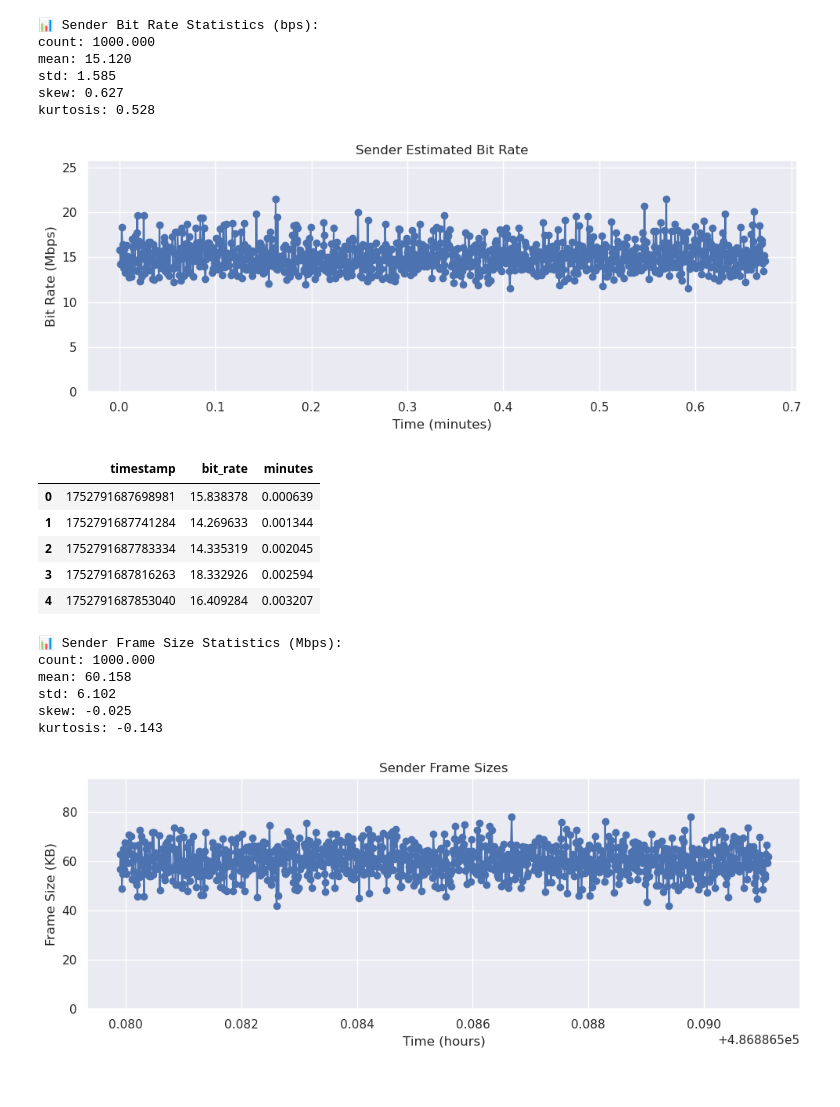
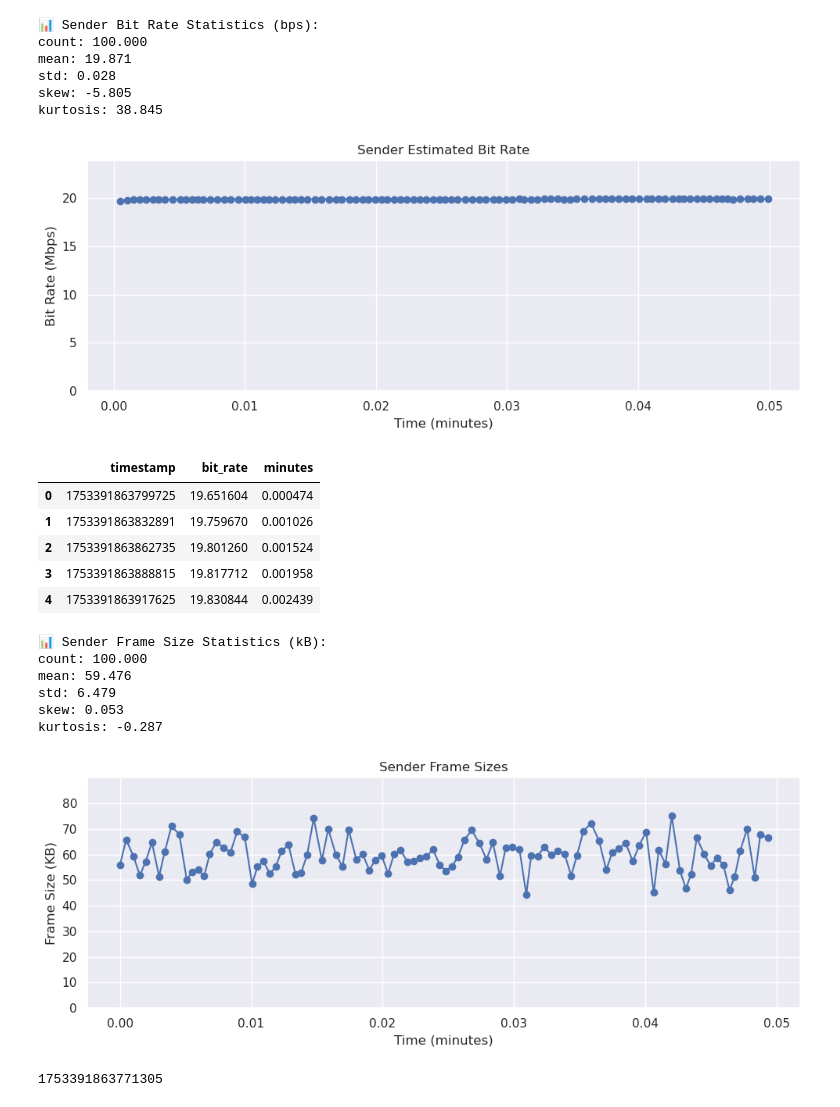
Before and after one commit to JeffersonLab/SRO-RTDP, a Jupyter notebook: rtdp/cpp/cpu_emu/emu_rprt.ipynb, the cells around one changed output. Saved outputs shown, nothing was run; the diff lists cells and outputs as text; code cells hidden in the pictures.

```diff
--- a/rtdp/cpp/cpu_emu/emu_rprt.ipynb
+++ b/rtdp/cpp/cpu_emu/emu_rprt.ipynb
@@ -65,13 +64,0 @@ Loaded 141581 lines from the log.
-# %%
-timestamps = []
-waiting_lines = [line for line in lines if "emulate_stream" in line and "emulate_sender-zmq" not in line]
-for line in waiting_lines[0:1]:
-    match = re.search(r"\(1\)", line)
-    if match:
-        # extract timestamp at the beginning of the line
-        ts_match = re.match(r"([\d.]+)", line)
-        timestamps.append(int(ts_match.group(1)) if ts_match else None)
-    else:
-        print("No match")
-min_uS = min(timestamps)
-print(min_uS)
@@ -79,0 +65,15 @@ print(min_uS)
+# %%
+# Hack to determine minimum time stamp for zero based clock
+timestamps = []
+waiting_lines = [line for line in lines if "emulate_stream" in line and "emulate_sender-zmq" not in line]
+for line in waiting_lines[0:5]:
+    match = re.search(r"\(1\)", line)
+    if match:
+        # extract timestamp at the beginning of the line
+        ts_match = re.match(r"([\d.]+)", line)
+        print(f"ts_match = {ts_match}")
+        timestamps.append(int(ts_match.group(1)) if ts_match else None)
+    else:
+        print("No match")
+min_uS = min(timestamps)
+print(min_uS)# print(min_uS)
@@ -221,24 +221,24 @@ plt.tight_layout()
 plt.show()
 # %% [output]
 📊 Sender Bit Rate Statistics (bps):
-count: 1000.000
-mean: 15.120
-std: 1.585
-skew: 0.627
-kurtosis: 0.528
+count: 100.000
+mean: 19.871
+std: 0.028
+skew: -5.805
+kurtosis: 38.845
-[figure, old version]
+[figure, new version]
 # %%
 bit_rate_df.head(5)
 # %% [output]
 |  | timestamp | bit_rate | minutes |
-| 0 | 1752791687698981 | 15.838378 | 0.000639 |
-| 1 | 1752791687741284 | 14.269633 | 0.001344 |
-| 2 | 1752791687783334 | 14.335319 | 0.002045 |
-| 3 | 1752791687816263 | 18.332926 | 0.002594 |
-| 4 | 1752791687853040 | 16.409284 | 0.003207 |
+| 0 | 1753391863799725 | 19.651604 | 0.000474 |
+| 1 | 1753391863832891 | 19.759670 | 0.001026 |
+| 2 | 1753391863862735 | 19.801260 | 0.001524 |
+| 3 | 1753391863888815 | 19.817712 | 0.001958 |
+| 4 | 1753391863917625 | 19.830844 | 0.002439 |
 # %%
 # Extract lines with bit rate information
-sent_frame_lines = [line for line in lines if "[emulate_stream:] Sending frame" in line]
+sent_frame_lines = [line for line in lines if "[emulate_stream:]" in line and "Sending frame" in line]
 
 # Parse bit rate values and timestamps
 frame_sizes = []
@@ -252,42 +252,46 @@ for line in sent_frame_lines:
         timestamps.append(ts_match.group(1) if ts_match else None)
     else:
         print("No match in frame size line:", line)
 
 # Create a DataFrame
 frame_size_df = pd.DataFrame({
     'timestamp': timestamps,
     'frame_size': frame_sizes
 })
 
 # Convert microseconds to hours
-frame_size_df['hours'] = frame_size_df['timestamp'].astype(float) / 3_600_000_000
+frame_size_df['hours'] = (frame_size_df['timestamp'].astype(float)-min_uS) / 3_600_000_000
 # Convert microseconds to zero based minutes
-frame_rate_df['minutes'] = ((frame_rate_df['timestamp'].astype(float)-min_uS) * u_1)/60  #minutes
+frame_size_df['minutes'] = frame_size_df['hours']*60  #minutes
 
 # Compute statistics
 frame_size_stats = compute_moments(frame_size_df['frame_size'])
 
 # Display statistics
-print("📊 Sender Frame Size Statistics (Mbps):")
+print("📊 Sender Frame Size Statistics (kB):")
 
 for k, v in frame_size_stats.items():
     print(f"{k}: {v:.3f}")
 
 # Plot
 plt.figure(figsize=(10, 4))
-plt.plot(frame_size_df['hours'], frame_size_df['frame_size'], marker='o', linestyle='-')
+plt.plot(frame_size_df['minutes'], frame_size_df['frame_size'], marker='o', linestyle='-')
 plt.title('Sender Frame Sizes')
-plt.xlabel('Time (hours)')
+plt.xlabel('Time (minutes)')
 plt.ylabel('Frame Size (KB)')
 plt.ylim(0, max(frame_size_df['frame_size']) * 1.2)
 plt.grid(True)
 plt.tight_layout()
 plt.show()
 # %% [output]
-📊 Sender Frame Size Statistics (Mbps):
-count: 1000.000
-mean: 60.158
-std: 6.102
-skew: -0.025
-kurtosis: -0.143
+📊 Sender Frame Size Statistics (kB):
+count: 100.000
+mean: 59.476
+std: 6.479
+skew: 0.053
+kurtosis: -0.287
-[figure, old version]
+[figure, new version]
+# %%
+min_uS
+# %% [output]
+1753391863771305
```
Also changed, not shown: parts of 41 cells of this notebook, 7 other files.
